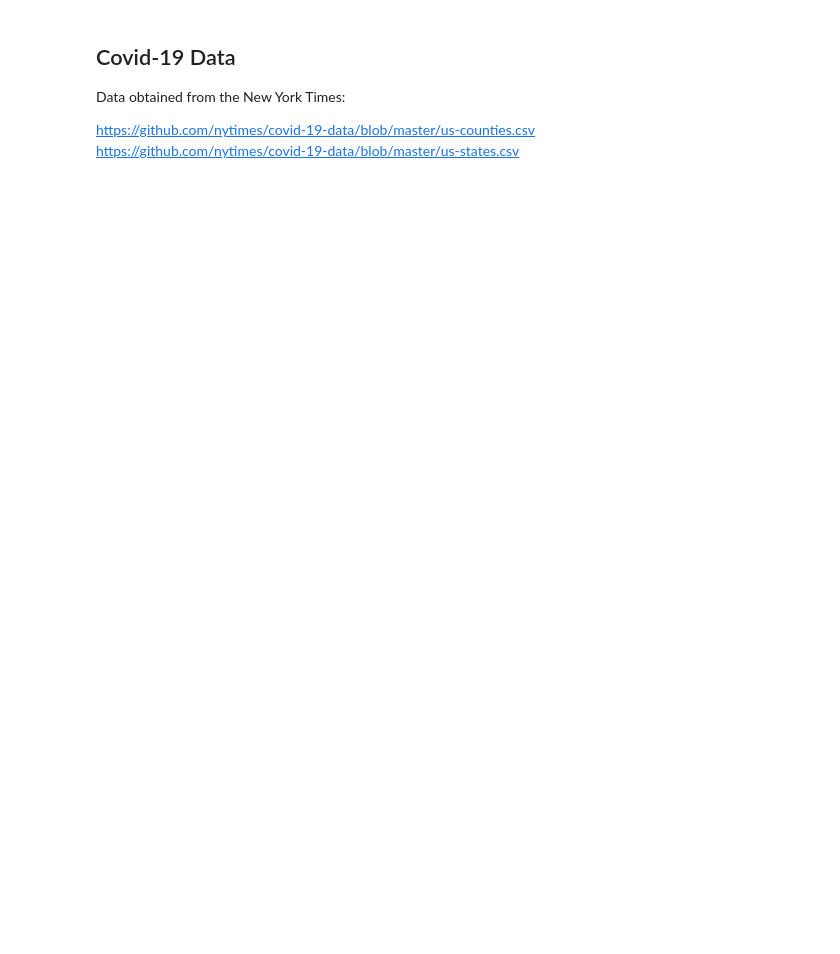
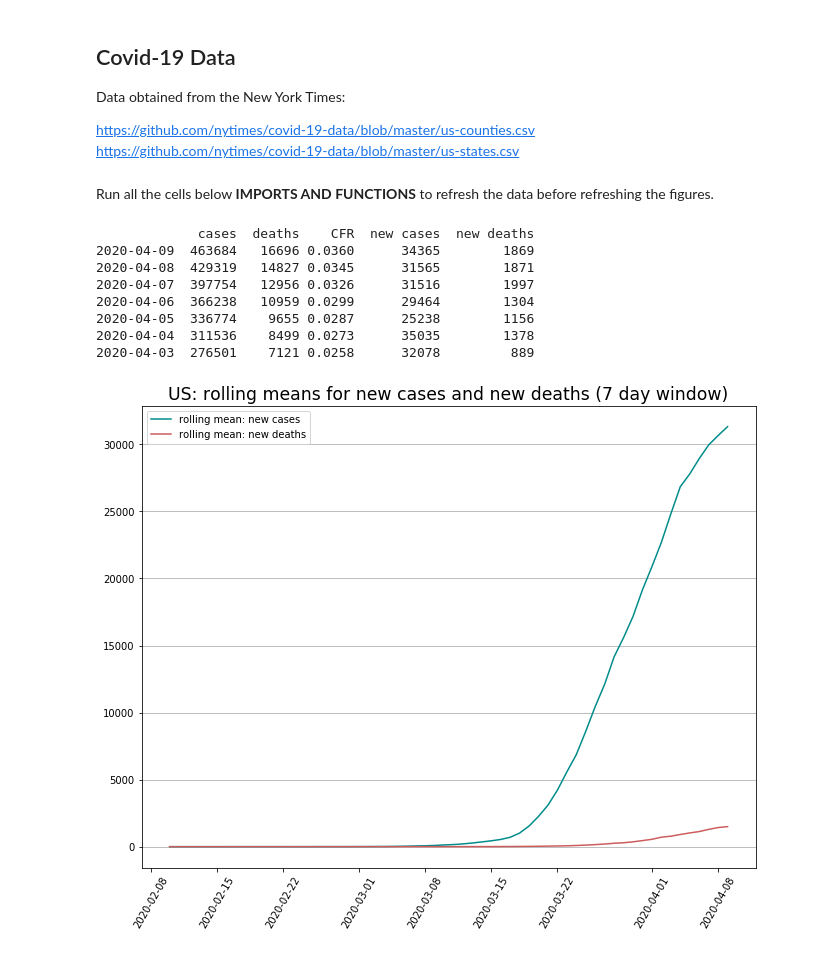
Before and after one commit to ritajett/playground, a Jupyter notebook: covid-data.ipynb, the cells around one changed output. Cells and saved outputs as stored; diff of their text form; code cells hidden in the pictures; blank space fills up the shorter version.

Commit message:
rolling means

```diff
--- a/covid-data.ipynb
+++ b/covid-data.ipynb
@@ -4,3 +4,17 @@ Data obtained from the New York Times:
 
 https://github.com/nytimes/covid-19-data/blob/master/us-counties.csv
 https://github.com/nytimes/covid-19-data/blob/master/us-states.csv
+# %% [markdown]
+Run all the cells below <b>IMPORTS AND FUNCTIONS</b> to refresh the data before refreshing the figures.
+# %%
+plot_rolling_means("US", 60, 7)
+# %% [output]
+             cases  deaths    CFR  new cases  new deaths
+2020-04-09  463684   16696 0.0360      34365        1869
+2020-04-08  429319   14827 0.0345      31565        1871
+2020-04-07  397754   12956 0.0326      31516        1997
+2020-04-06  366238   10959 0.0299      29464        1304
+2020-04-05  336774    9655 0.0287      25238        1156
+2020-04-04  311536    8499 0.0273      35035        1378
+2020-04-03  276501    7121 0.0258      32078         889
+[figure, added]
```
Also changed, not shown: parts of 41 cells of this notebook, 2 other files.
